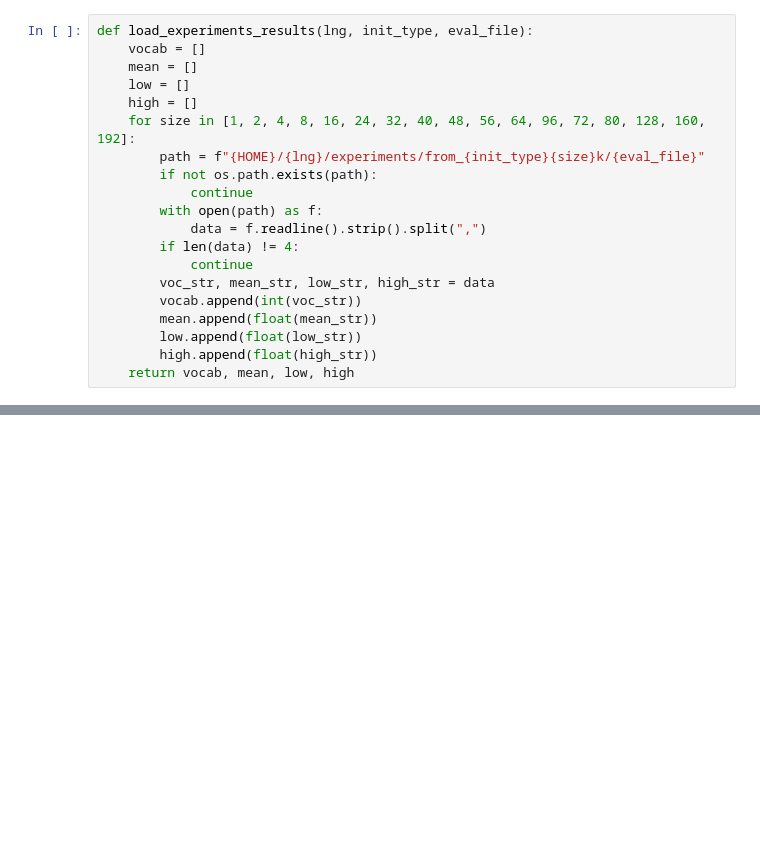
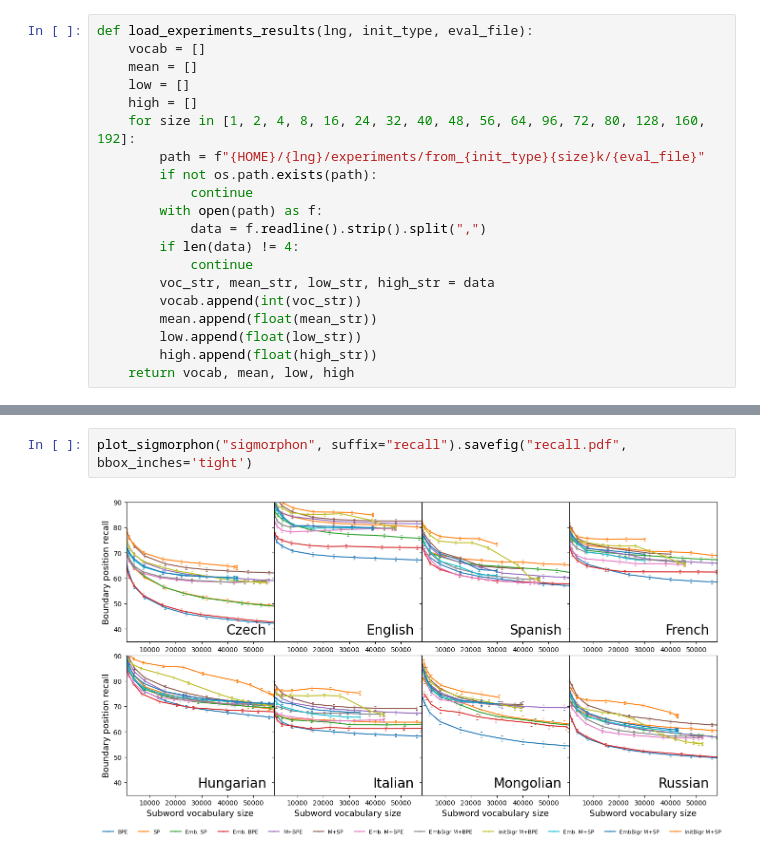
Before and after one commit to ufal/legros-paper, a Jupyter notebook: notebooks/Intrinsic evaluation.ipynb, the cells around one changed output, grey strips where cells are left out. Cells and saved outputs as stored; diff of their text form; blank space fills up the shorter version.

```diff
--- a/notebooks/Intrinsic evaluation.ipynb
+++ b/notebooks/Intrinsic evaluation.ipynb
@@ -145,0 +194,4 @@ plot_sigmorphon("sigmorphon")
+# %%
+plot_sigmorphon("sigmorphon", suffix="recall").savefig("recall.pdf", bbox_inches='tight')
+# %% [output]
+[figure, added]
```
Also changed, not shown: parts of 11 cells of this notebook, 14 other files.
